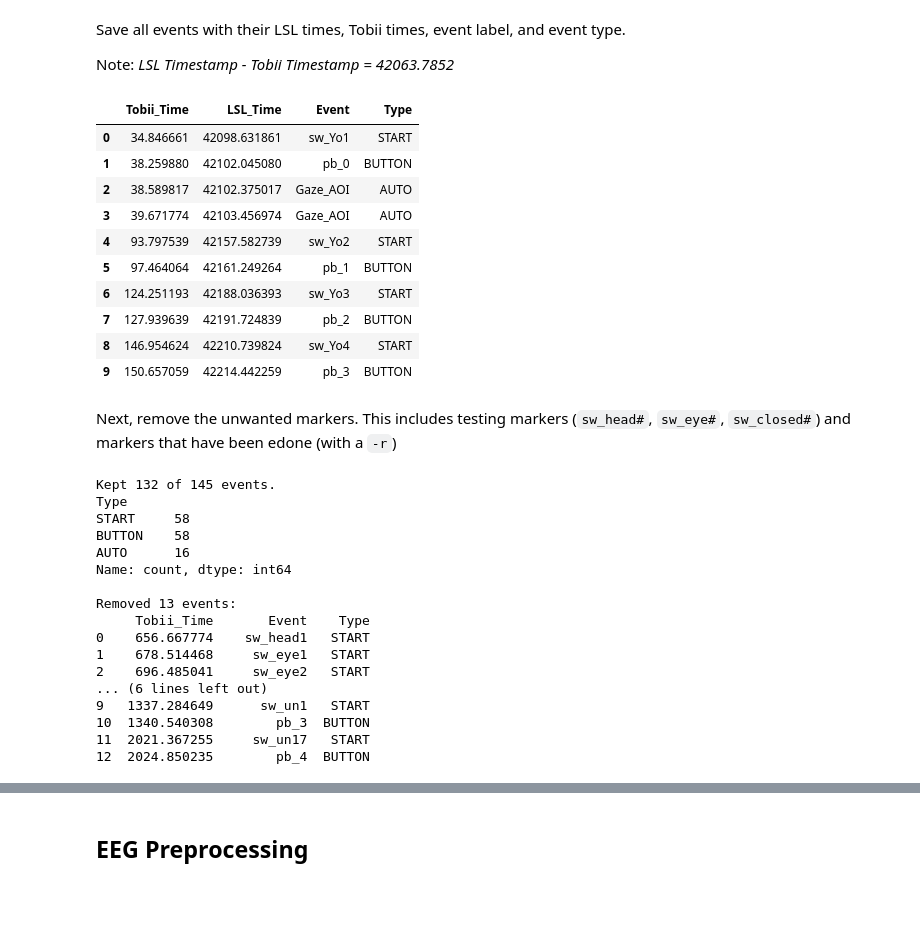
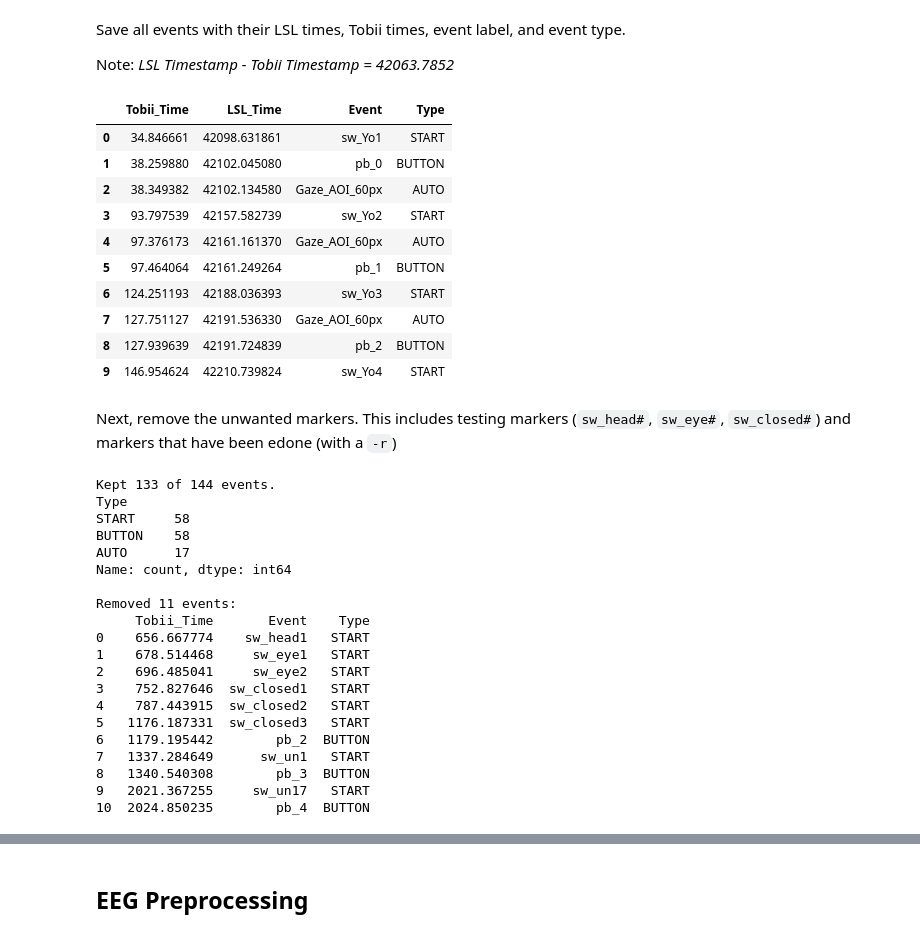
Before and after one commit to YouniPark/FYDP-rename_later-, a Jupyter notebook: poc/eeg_analysis/POC_EEG_Analysis.ipynb, the cells around one changed output, grey strips where cells are left out. Cells and saved outputs as stored; diff of their text form; code cells hidden in the pictures; blank space fills up the shorter version.

```diff
--- a/poc/eeg_analysis/POC_EEG_Analysis.ipynb
+++ b/poc/eeg_analysis/POC_EEG_Analysis.ipynb
@@ -86,7 +86,8 @@ import numpy as np
 import pandas as pd
 # %%
 ## Load Gaze-AOI Events
-gaze_aoi_markers = pd.read_csv('gaze_aoi_events.csv')
+file_name = '60px_events.csv'
+gaze_aoi_markers = pd.read_csv(file_name)
 
 # If lsl_time = video_time, update to correct it
 if gaze_aoi_markers['lsl_time'].iloc[0] == gaze_aoi_markers['video_time'].iloc[0]:
@@ -167,40 +168,40 @@ Note: *LSL Timestamp - Tobii Timestamp = 42063.7852*
 # %%
 ## Concatenate ALL events together
 lsl_tobii_diff = 42063.7852  # LSL Time - Tobii Time
 
 # Create new df from marker_df
 all_events_df = pd.DataFrame({
     'Tobii_Time': marker_df['TIMESTAMP'] - lsl_tobii_diff, # conversion
     'LSL_Time': marker_df['TIMESTAMP'],
     'Event': marker_df['EVENT'],
     'Type': ['BUTTON' if event.startswith('pb_') else 'START' for event in marker_df['EVENT']]
 })
 
 # Add gaze-AOI markers from AOI engine
 gaze_aoi_df = pd.DataFrame({
     'Tobii_Time': gaze_aoi_markers['video_time'].values,
     'LSL_Time': gaze_aoi_markers['lsl_time'].values, # ensure lsl_time is correct beforehand
-    'Event': ['Gaze_AOI'] * len(gaze_aoi_markers),
+    'Event': [f'Gaze_AOI_{r}px' for r in gaze_aoi_markers['gaze_radius_px'].values],
     'Type': ['AUTO'] * len(gaze_aoi_markers)
 })
 all_events_df = pd.concat([all_events_df, gaze_aoi_df], ignore_index=True)
 
 # Sort by Tobii_Time
 all_events_df = all_events_df.sort_values(by='Tobii_Time').reset_index(drop=True)
 
 all_events_df.head(10)
 # %% [output]
 |  | Tobii_Time | LSL_Time | Event | Type |
 | 0 | 34.846661 | 42098.631861 | sw_Yo1 | START |
 | 1 | 38.259880 | 42102.045080 | pb_0 | BUTTON |
-| 2 | 38.589817 | 42102.375017 | Gaze_AOI | AUTO |
-| 3 | 39.671774 | 42103.456974 | Gaze_AOI | AUTO |
-| 4 | 93.797539 | 42157.582739 | sw_Yo2 | START |
+| 2 | 38.349382 | 42102.134580 | Gaze_AOI_60px | AUTO |
+| 3 | 93.797539 | 42157.582739 | sw_Yo2 | START |
+| 4 | 97.376173 | 42161.161370 | Gaze_AOI_60px | AUTO |
 | 5 | 97.464064 | 42161.249264 | pb_1 | BUTTON |
 | 6 | 124.251193 | 42188.036393 | sw_Yo3 | START |
-| 7 | 127.939639 | 42191.724839 | pb_2 | BUTTON |
-| 8 | 146.954624 | 42210.739824 | sw_Yo4 | START |
-| 9 | 150.657059 | 42214.442259 | pb_3 | BUTTON |
+| 7 | 127.751127 | 42191.536330 | Gaze_AOI_60px | AUTO |
+| 8 | 127.939639 | 42191.724839 | pb_2 | BUTTON |
+| 9 | 146.954624 | 42210.739824 | sw_Yo4 | START |
 # %%
 # Save to CSV
 all_events_df.to_csv("all_events.csv", index=False)
@@ -266,23 +267,26 @@ removed_df = all_events_df.loc[~kept].reset_index(drop=True)
 print(f"\nRemoved {len(removed_df)} events:")
 print(removed_df[['Tobii_Time', 'Event', 'Type']].head(20))
 # %% [output]
-Kept 132 of 145 events.
+Kept 133 of 144 events.
 Type
 START     58
 BUTTON    58
-AUTO      16
+AUTO      17
 Name: count, dtype: int64
 
-Removed 13 events:
+Removed 11 events:
      Tobii_Time       Event    Type
 0    656.667774    sw_head1   START
 1    678.514468     sw_eye1   START
 2    696.485041     sw_eye2   START
-... (6 lines left out)
-9   1337.284649      sw_un1   START
-10  1340.540308        pb_3  BUTTON
-11  2021.367255     sw_un17   START
-12  2024.850235        pb_4  BUTTON
+3    752.827646  sw_closed1   START
+4    787.443915  sw_closed2   START
+5   1176.187331  sw_closed3   START
+6   1179.195442        pb_2  BUTTON
+7   1337.284649      sw_un1   START
+8   1340.540308        pb_3  BUTTON
+9   2021.367255     sw_un17   START
+10  2024.850235        pb_4  BUTTON
 # %%
 ## Set CONDITION for each marker based on the most recent START
 # Mapping by START label (simple string indexing on "sw_..."):
```
Also changed, not shown: parts of 19 cells of this notebook, 2 other files.
